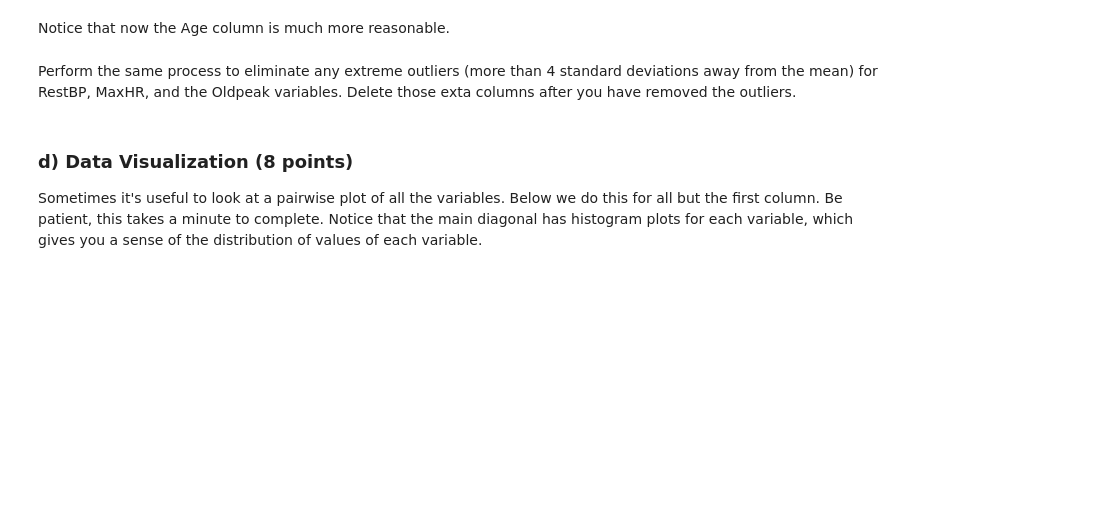
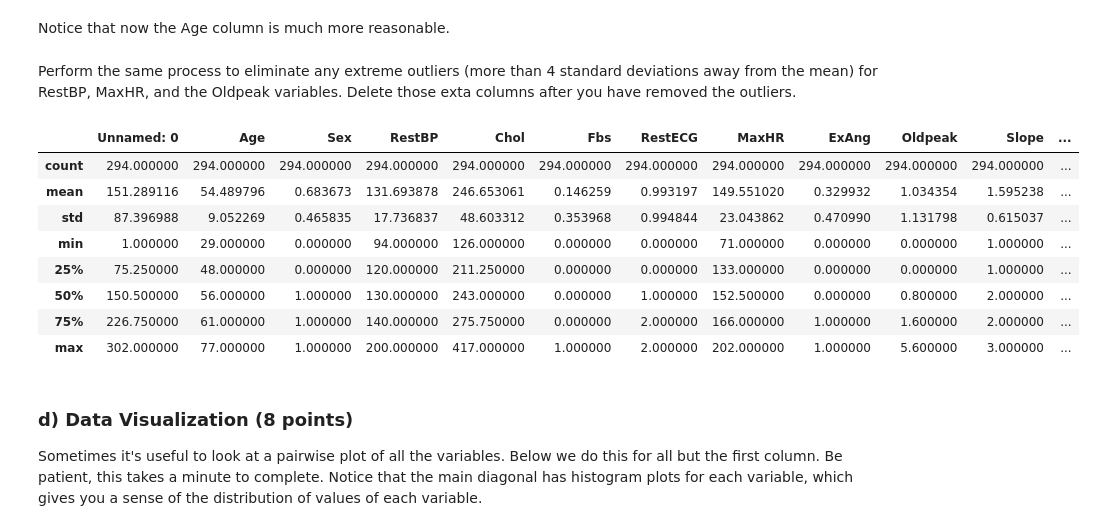
Before and after one commit to KevinW824/CSE-144-Applied-Machine-Learning, a Jupyter notebook: Summer_21_Assignment_1.ipynb, the cells around one changed output. Saved outputs shown, nothing was run; the diff lists cells and outputs as text; code cells hidden in the pictures; blank space fills up the shorter version.

```diff
--- a/Summer_21_Assignment_1.ipynb
+++ b/Summer_21_Assignment_1.ipynb
@@ -336,3 +385,24 @@ data.describe()
+# %%
+### YOUR CODE HERE ###
+for col in data:
+    if data[col].dtype != object:
+        data['Z-tran'] = (data[col] - data[col].mean()) / data[col].std(ddof=0)
+        data = data.drop(data[(data['Z-tran'] > 4)].index)
+        data = data.drop(data[(data['Z-tran'] < -4)].index)
+        data = data.drop(columns=['Z-tran'])
+
+# Leave this for your last line.
+data.describe()
+# %% [output]
+|  | Unnamed: 0 | Age | Sex | RestBP | Chol | Fbs | RestECG | MaxHR | ExAng | Oldpeak | Slope | ... |
+| count | 294.000000 | 294.000000 | 294.000000 | 294.000000 | 294.000000 | 294.000000 | 294.000000 | 294.000000 | 294.000000 | 294.000000 | 294.000000 | ... |
+| mean | 151.289116 | 54.489796 | 0.683673 | 131.693878 | 246.653061 | 0.146259 | 0.993197 | 149.551020 | 0.329932 | 1.034354 | 1.595238 | ... |
+| std | 87.396988 | 9.052269 | 0.465835 | 17.736837 | 48.603312 | 0.353968 | 0.994844 | 23.043862 | 0.470990 | 1.131798 | 0.615037 | ... |
+| min | 1.000000 | 29.000000 | 0.000000 | 94.000000 | 126.000000 | 0.000000 | 0.000000 | 71.000000 | 0.000000 | 0.000000 | 1.000000 | ... |
+| 25% | 75.250000 | 48.000000 | 0.000000 | 120.000000 | 211.250000 | 0.000000 | 0.000000 | 133.000000 | 0.000000 | 0.000000 | 1.000000 | ... |
+| 50% | 150.500000 | 56.000000 | 1.000000 | 130.000000 | 243.000000 | 0.000000 | 1.000000 | 152.500000 | 0.000000 | 0.800000 | 2.000000 | ... |
+| 75% | 226.750000 | 61.000000 | 1.000000 | 140.000000 | 275.750000 | 0.000000 | 2.000000 | 166.000000 | 1.000000 | 1.600000 | 2.000000 | ... |
+| max | 302.000000 | 77.000000 | 1.000000 | 200.000000 | 417.000000 | 1.000000 | 2.000000 | 202.000000 | 1.000000 | 5.600000 | 3.000000 | ... |
 # %% [markdown]
 ### d) Data Visualization (8 points)
 
```
Also changed, not shown: parts of 29 cells of this notebook.
